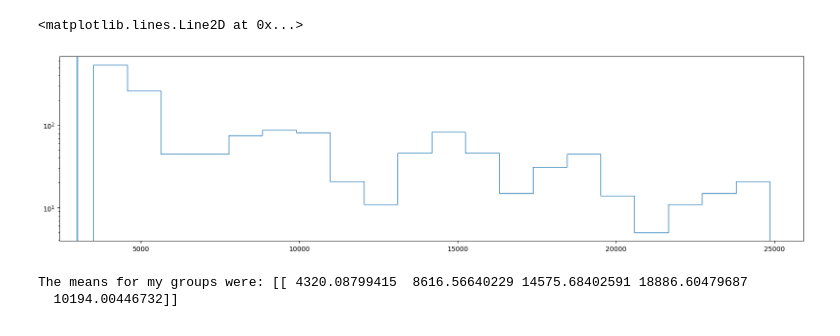
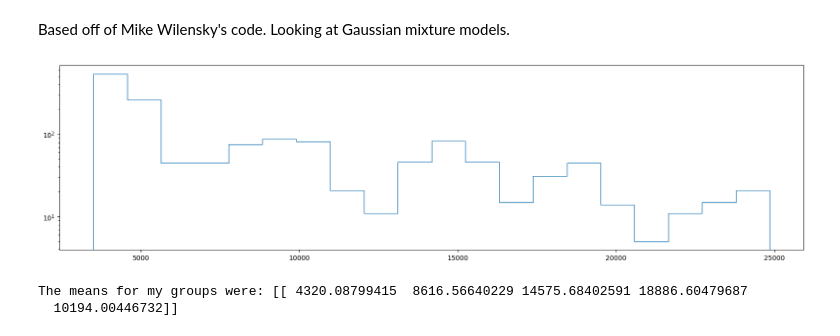
Before and after one commit to baron-de-montblanc/rfi_characterization, a Jupyter notebook: notebooks/EM.ipynb, the cells around one changed output. Cells and saved outputs as stored; diff of their text form; code cells hidden in the pictures.

```diff
--- a/notebooks/EM.ipynb
+++ b/notebooks/EM.ipynb
@@ -1 +1,3 @@
+# %% [markdown]
+Based off of Mike Wilensky's code. Looking at Gaussian mixture models.
 # %%
@@ -166,20 +168,23 @@ def do_EM(d, zig=None, Niter=int(1e4), Ng=2):
 
     return pig, mug, Sig, zig, ng
 # %%
-amps = np.load("Data/raw_amps_p2.npz")
+#Histogramming one set of blippy SSINS amplitudes
+amps = np.load("Data/raw_amps_p2.npz") ##Calling in pointing 2.
+
+##Sorting will help us with KDE stuff later us
 TV6 = np.sort(amps['arr_0'])
 TV7 = np.sort(amps['arr_1'])
 TV8 = np.sort(amps['arr_2'])
 TV9 = np.sort(amps['arr_3'])
+
+#Generating the histogram.
 all_TV = np.sort(np.concatenate((TV6,TV7,TV8,TV9)))
 outliers = np.sort(all_TV[all_TV > 3000])
 plt.figure(figsize=(20, 5))
 plt.hist(outliers, bins='auto', histtype='step', density=False)
 plt.yscale('log')
-plt.axvline(x=3000)
 # %% [output]
-<matplotlib.lines.Line2D at 0x...>
-[figure, old version]
+[figure, new version]
 # %%
 pig, mug, Sig, zig, ng = do_EM(np.vstack(outliers), Niter=int(1e4), Ng=5)
 # %%
```
Also changed, not shown: parts of 12 cells of this notebook, 5 other files.
